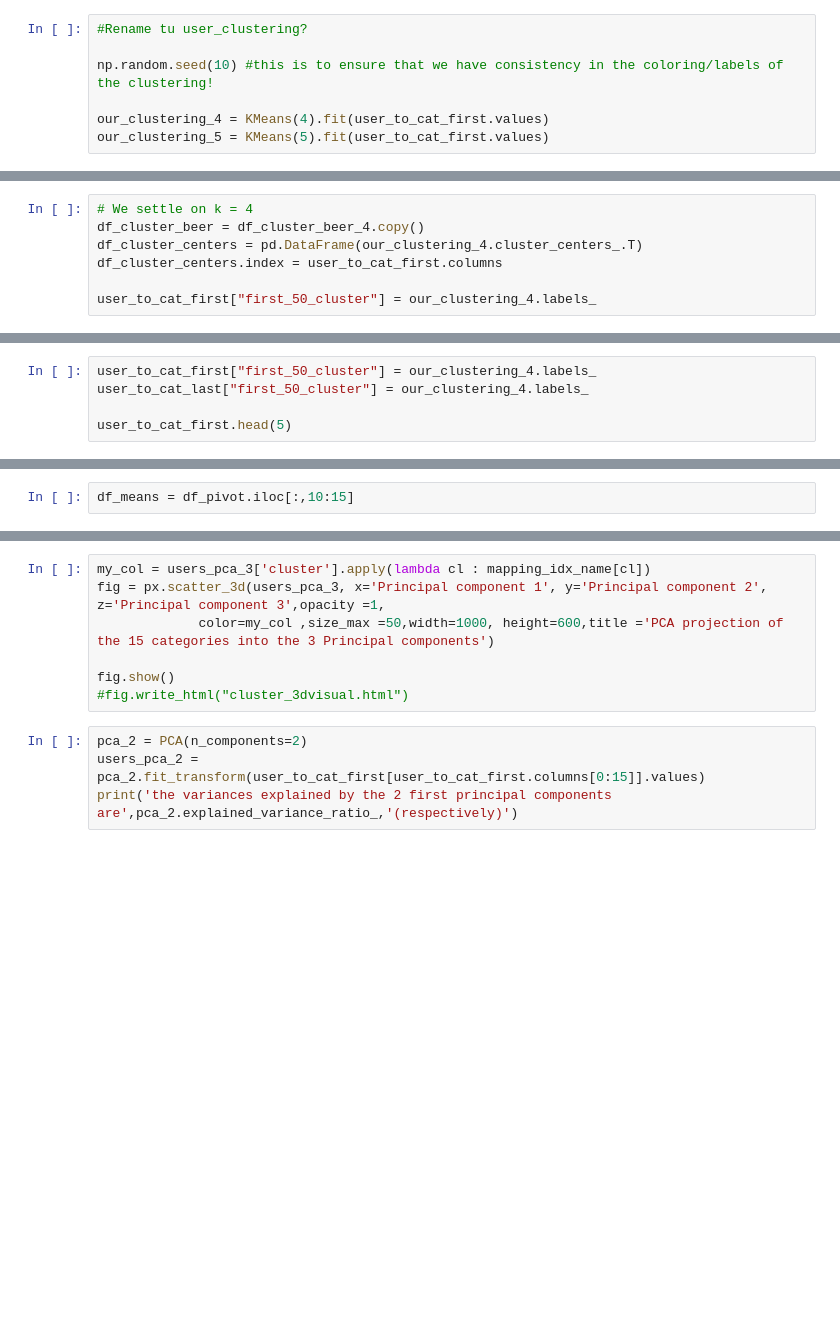
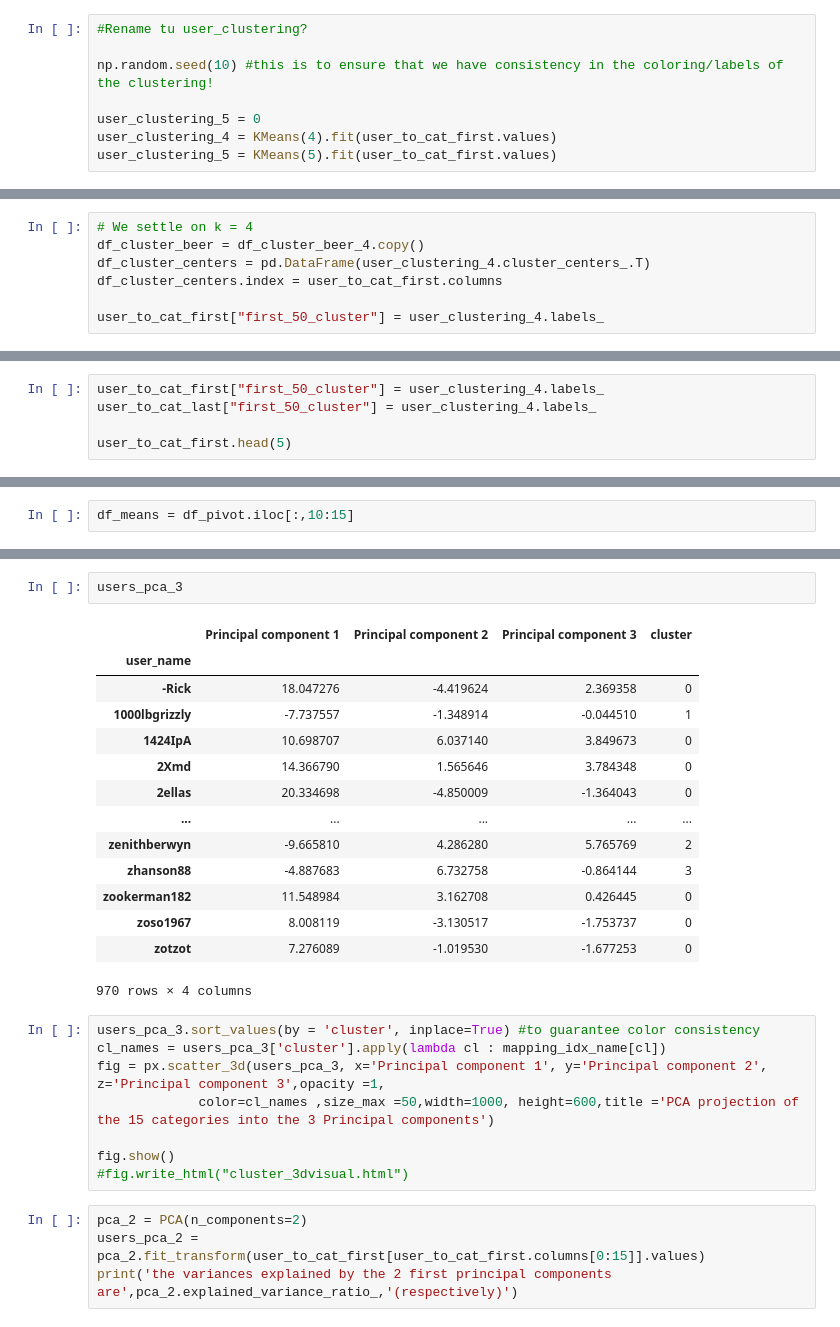
Before and after one commit to epfl-ada/ada-2022-project-radar, a Jupyter notebook: milestone3.ipynb, the cells around one changed output, grey strips where cells are left out. Drawn from its saved outputs; the diff is of its cells as text; blank space fills up the shorter version.

Commit message:
colors

```diff
--- a/milestone3.ipynb
+++ b/milestone3.ipynb
@@ -489,5 +475,6 @@ fig.show()
 
 np.random.seed(10) #this is to ensure that we have consistency in the coloring/labels of the clustering!
 
-our_clustering_4 = KMeans(4).fit(user_to_cat_first.values)
-our_clustering_5 = KMeans(5).fit(user_to_cat_first.values)
+user_clustering_5 = 0
+user_clustering_4 = KMeans(4).fit(user_to_cat_first.values)
+user_clustering_5 = KMeans(5).fit(user_to_cat_first.values)
@@ -581,10 +575,10 @@ Therefore, we decide to work with 4 over 5 clusters.
 # %%
 # We settle on k = 4
 df_cluster_beer = df_cluster_beer_4.copy()
-df_cluster_centers = pd.DataFrame(our_clustering_4.cluster_centers_.T)
+df_cluster_centers = pd.DataFrame(user_clustering_4.cluster_centers_.T)
 df_cluster_centers.index = user_to_cat_first.columns
 
-user_to_cat_first["first_50_cluster"] = our_clustering_4.labels_
+user_to_cat_first["first_50_cluster"] = user_clustering_4.labels_
 # %%
 df_cluster_centers.head(5)
 # %% [output]
@@ -644,8 +632,8 @@ user_to_cat_last.head(5)
 | 2Xmd | 0 | 0 | 0 | 1 | 1 | 14 | 8 | 4 | ... |
 | 2ellas | 0 | 3 | 1 | 2 | 0 | 15 | 3 | 10 | ... |
 # %%
-user_to_cat_first["first_50_cluster"] = our_clustering_4.labels_
-user_to_cat_last["first_50_cluster"] = our_clustering_4.labels_
+user_to_cat_first["first_50_cluster"] = user_clustering_4.labels_
+user_to_cat_last["first_50_cluster"] = user_clustering_4.labels_
 
 user_to_cat_first.head(5)
 # %% [output]
@@ -982,7 +906,25 @@ the variance explained by the 3 first principal components are [0.43681178 0.235
+# %%
+users_pca_3
+# %% [output]
+|  | Principal component 1 | Principal component 2 | Principal component 3 | cluster |
+| user_name |  |  |  |  |
+| -Rick | 18.047276 | -4.419624 | 2.369358 | 0 |
+| 1000lbgrizzly | -7.737557 | -1.348914 | -0.044510 | 1 |
+| 1424IpA | 10.698707 | 6.037140 | 3.849673 | 0 |
+| 2Xmd | 14.366790 | 1.565646 | 3.784348 | 0 |
+| 2ellas | 20.334698 | -4.850009 | -1.364043 | 0 |
+| ... | ... | ... | ... | ... |
+| zenithberwyn | -9.665810 | 4.286280 | 5.765769 | 2 |
+| zhanson88 | -4.887683 | 6.732758 | -0.864144 | 3 |
+| zookerman182 | 11.548984 | 3.162708 | 0.426445 | 0 |
+| zoso1967 | 8.008119 | -3.130517 | -1.753737 | 0 |
+| zotzot | 7.276089 | -1.019530 | -1.677253 | 0 |
+970 rows × 4 columns
 # %%
-my_col = users_pca_3['cluster'].apply(lambda cl : mapping_idx_name[cl])
+users_pca_3.sort_values(by = 'cluster', inplace=True) #to guarantee color consistency
+cl_names = users_pca_3['cluster'].apply(lambda cl : mapping_idx_name[cl])
 fig = px.scatter_3d(users_pca_3, x='Principal component 1', y='Principal component 2', z='Principal component 3',opacity =1,
-             color=my_col ,size_max =50,width=1000, height=600,title ='PCA projection of the 15 categories into the 3 Principal components')
+             color=cl_names ,size_max =50,width=1000, height=600,title ='PCA projection of the 15 categories into the 3 Principal components')
 
 fig.show()
 #fig.write_html("cluster_3dvisual.html")
```
Also changed, not shown: parts of 23 cells of this notebook.
